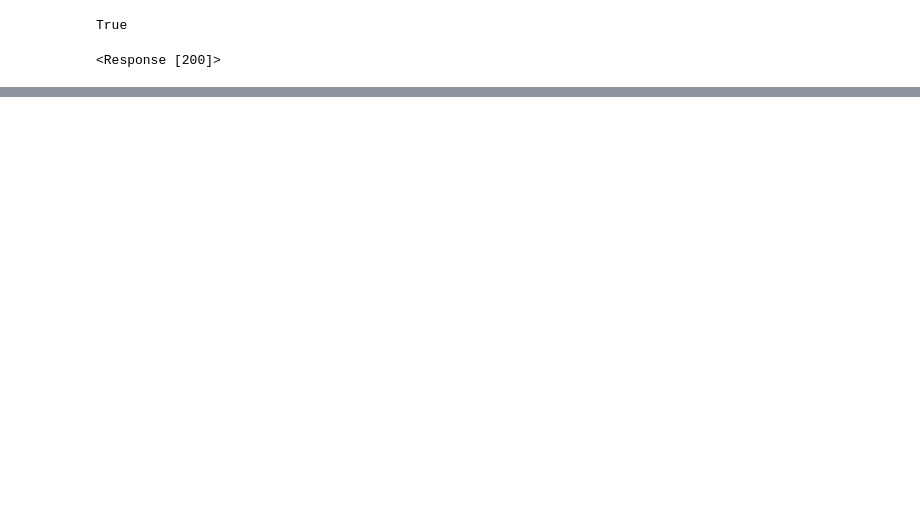
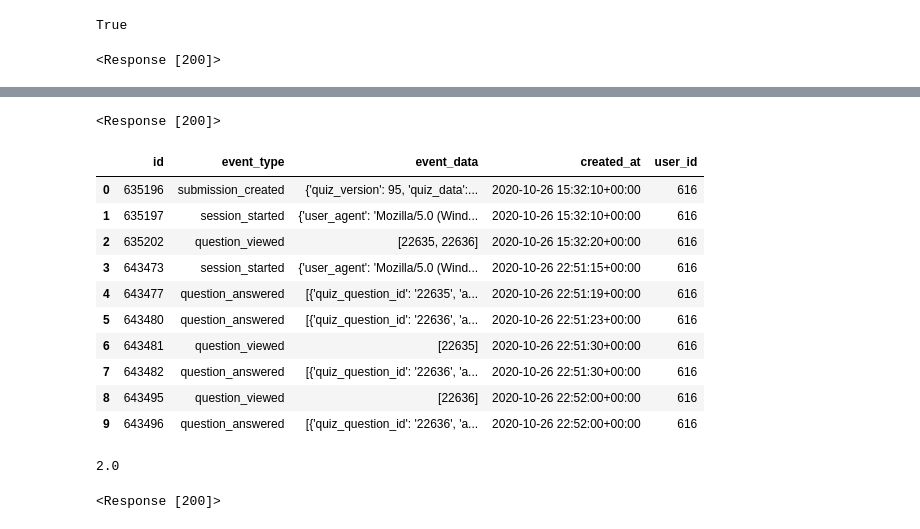
Before and after one commit to GwenStacey/Canvas-Data, a Jupyter notebook: canvas_data/m-m.ipynb, the cells around one changed output, grey strips where cells are left out. Cells and saved outputs as stored; diff of their text form; code cells hidden in the pictures; blank space fills up the shorter version.

```diff
--- a/canvas_data/m-m.ipynb
+++ b/canvas_data/m-m.ipynb
@@ -38,0 +81,5 @@ m_m_df.head()
+# %%
+r = requests.get("https://lambdaschool.instructure.com/api/v1/courses/495/quizzes/6780/submissions/56623/events", headers=headers)
+r
+# %% [output]
+<Response [200]>
@@ -38,0 +93,15 @@ m_m_df.head()
+# %%
+events_df_56623 = pd.read_json("events-56623.json")
+events_df_56623
+# %% [output]
+|  | id | event_type | event_data | created_at | user_id |
+| 0 | 635196 | submission_created | {'quiz_version': 95, 'quiz_data':... | 2020-10-26 15:32:10+00:00 | 616 |
+| 1 | 635197 | session_started | {'user_agent': 'Mozilla/5.0 (Wind... | 2020-10-26 15:32:10+00:00 | 616 |
+| 2 | 635202 | question_viewed | [22635, 22636] | 2020-10-26 15:32:20+00:00 | 616 |
+| 3 | 643473 | session_started | {'user_agent': 'Mozilla/5.0 (Wind... | 2020-10-26 22:51:15+00:00 | 616 |
+| 4 | 643477 | question_answered | [{'quiz_question_id': '22635', 'a... | 2020-10-26 22:51:19+00:00 | 616 |
+| 5 | 643480 | question_answered | [{'quiz_question_id': '22636', 'a... | 2020-10-26 22:51:23+00:00 | 616 |
+| 6 | 643481 | question_viewed | [22635] | 2020-10-26 22:51:30+00:00 | 616 |
+| 7 | 643482 | question_answered | [{'quiz_question_id': '22636', 'a... | 2020-10-26 22:51:30+00:00 | 616 |
+| 8 | 643495 | question_viewed | [22636] | 2020-10-26 22:52:00+00:00 | 616 |
+| 9 | 643496 | question_answered | [{'quiz_question_id': '22636', 'a... | 2020-10-26 22:52:00+00:00 | 616 |
@@ -38,0 +127,15 @@ m_m_df.head()
+# %%
+r = requests.get(f"https://lambdaschool.instructure.com/api/v1/courses/{course_id}/quizzes/{quiz_id}/submissions/{submission_id}/events", headers=headers)
+def get_answer(df):
+    for i in df["event_data"]:
+        if isinstance(i, list) and isinstance(i[0], str)==False:
+            if "22635" in i[0].values():
+                print(i[0]["answer"])
+get_answer(events_df_56623)
+# %% [output]
+2.0
+# %%
+r = requests.get("https://lambdaschool.instructure.com/api/v1/courses/495/quizzes/6780/submission_users", headers=headers)
+r
+# %% [output]
+<Response [200]>
```
Also changed, not shown: parts of 11 cells of this notebook, 13 other files.
